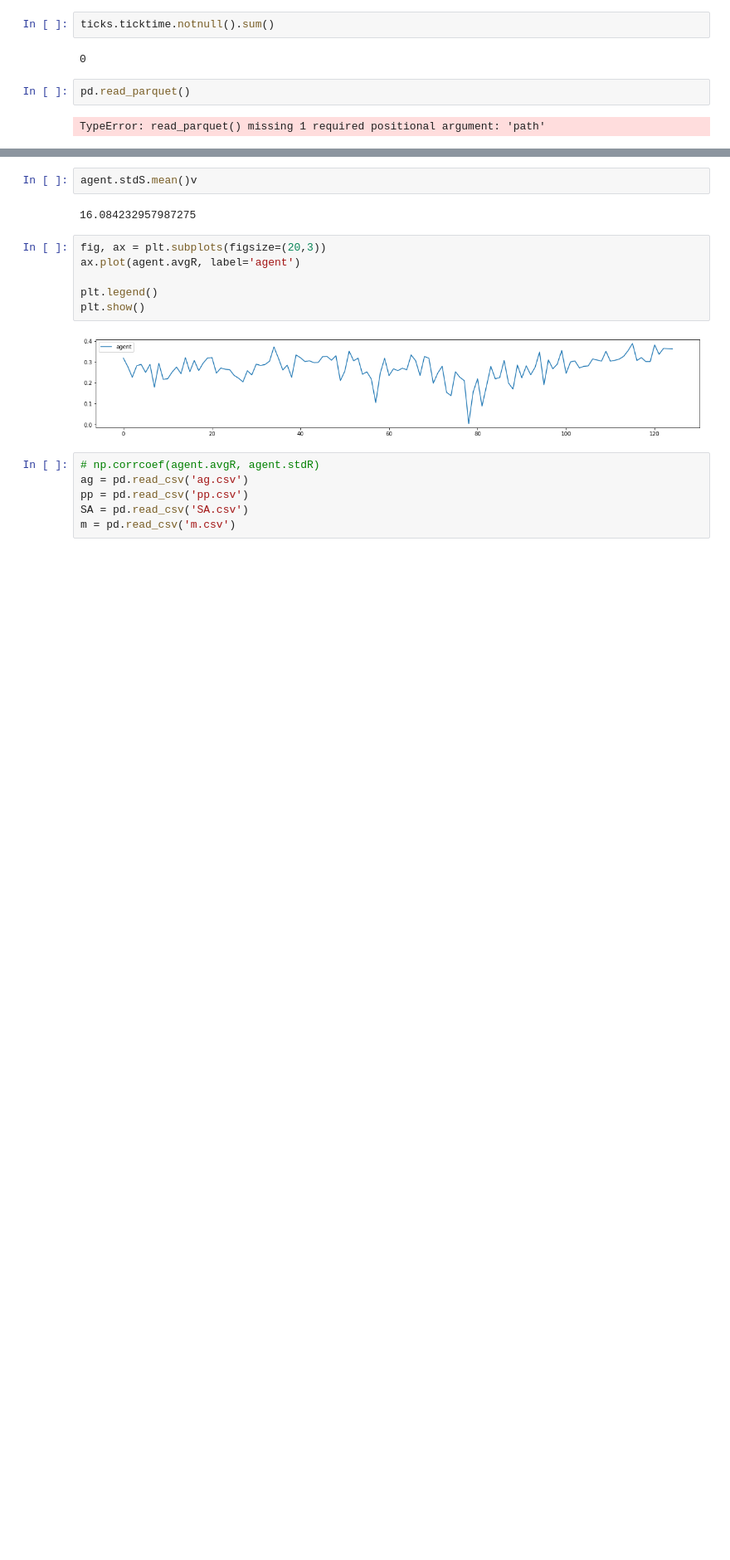
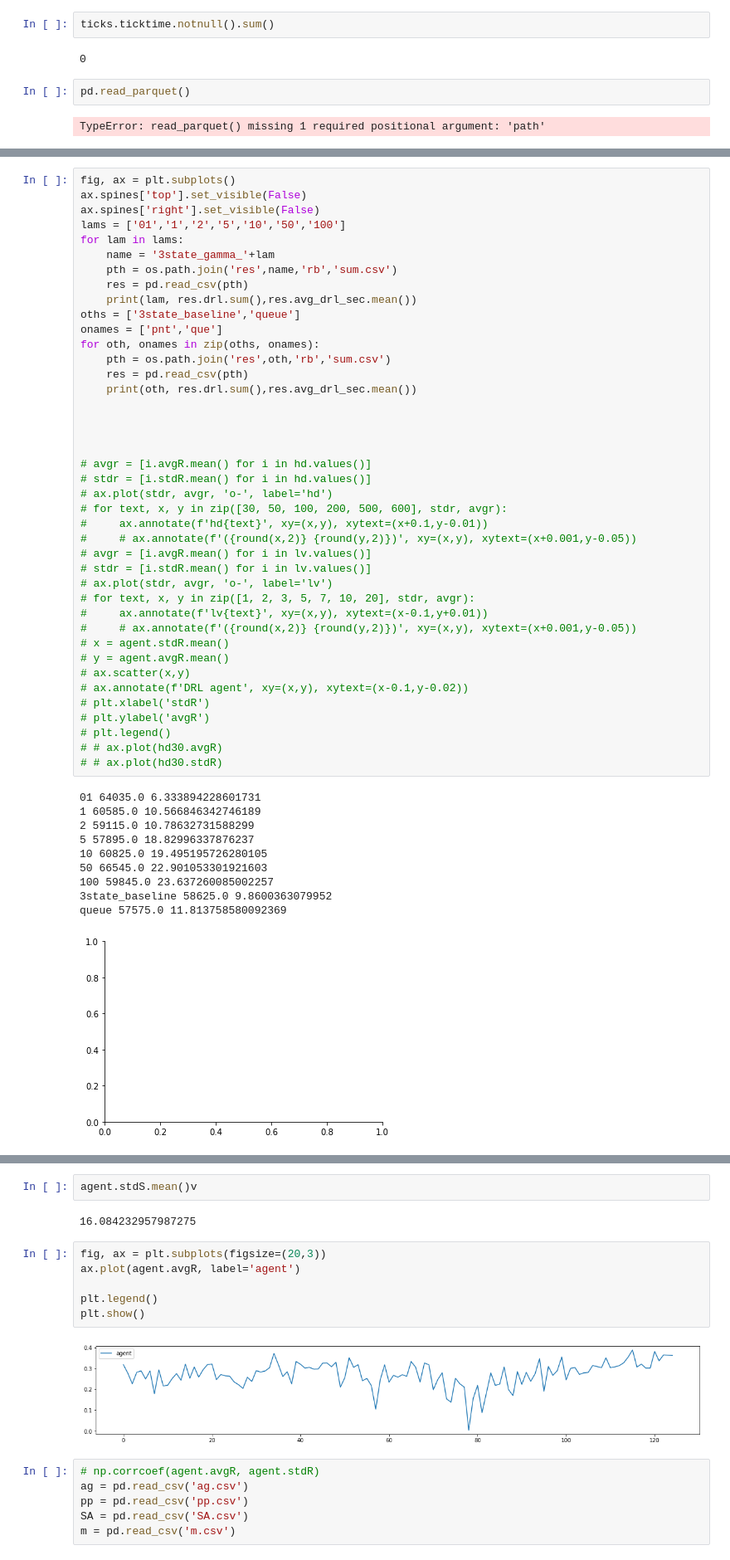
Before and after one commit to irides777/trader, a Jupyter notebook: pic.ipynb, the cells around one changed output, grey strips where cells are left out. Shown at 83% size. Cells and saved outputs as stored; diff of their text form; blank space fills up the shorter version.

```diff
--- a/pic.ipynb
+++ b/pic.ipynb
@@ -126,3 +141,55 @@ plt.show()
+# %%
+fig, ax = plt.subplots()
+ax.spines['top'].set_visible(False)
+ax.spines['right'].set_visible(False)
+lams = ['01','1','2','5','10','50','100']
+for lam in lams:
+    name = '3state_gamma_'+lam
+    pth = os.path.join('res',name,'rb','sum.csv')
+    res = pd.read_csv(pth)
+    print(lam, res.drl.sum(),res.avg_drl_sec.mean())
+oths = ['3state_baseline','queue']
+onames = ['pnt','que']
+for oth, onames in zip(oths, onames):
+    pth = os.path.join('res',oth,'rb','sum.csv')
+    res = pd.read_csv(pth)
+    print(oth, res.drl.sum(),res.avg_drl_sec.mean())
+
+
+
+
+# avgr = [i.avgR.mean() for i in hd.values()]
+# stdr = [i.stdR.mean() for i in hd.values()]
+# ax.plot(stdr, avgr, 'o-', label='hd')
+# for text, x, y in zip([30, 50, 100, 200, 500, 600], stdr, avgr):
+#     ax.annotate(f'hd{text}', xy=(x,y), xytext=(x+0.1,y-0.01))
+#     # ax.annotate(f'({round(x,2)} {round(y,2)})', xy=(x,y), xytext=(x+0.001,y-0.05))
+# avgr = [i.avgR.mean() for i in lv.values()]
+# stdr = [i.stdR.mean() for i in lv.values()]
+# ax.plot(stdr, avgr, 'o-', label='lv')
+# for text, x, y in zip([1, 2, 3, 5, 7, 10, 20], stdr, avgr):
+#     ax.annotate(f'lv{text}', xy=(x,y), xytext=(x-0.1,y+0.01))
+#     # ax.annotate(f'({round(x,2)} {round(y,2)})', xy=(x,y), xytext=(x+0.001,y-0.05))
+# x = agent.stdR.mean()
+# y = agent.avgR.mean()
+# ax.scatter(x,y)
+# ax.annotate(f'DRL agent', xy=(x,y), xytext=(x-0.1,y-0.02))
+# plt.xlabel('stdR')
+# plt.ylabel('avgR')
+# plt.legend()
+# # ax.plot(hd30.avgR)
+# # ax.plot(hd30.stdR)
+# %% [output]
+01 64035.0 6.333894228601731
+1 60585.0 10.566846342746189
+2 59115.0 10.78632731588299
+5 57895.0 18.82996337876237
+10 60825.0 19.495195726280105
+50 66545.0 22.901053301921603
+100 59845.0 23.637260085002257
+3state_baseline 58625.0 9.8600363079952
+queue 57575.0 11.813758580092369
+[figure, added]
 # %%
 fig, ax = plt.subplots()
 ax.spines['top'].set_visible(False)
```
Also changed, not shown: parts of 7 cells of this notebook, 6 other files.
